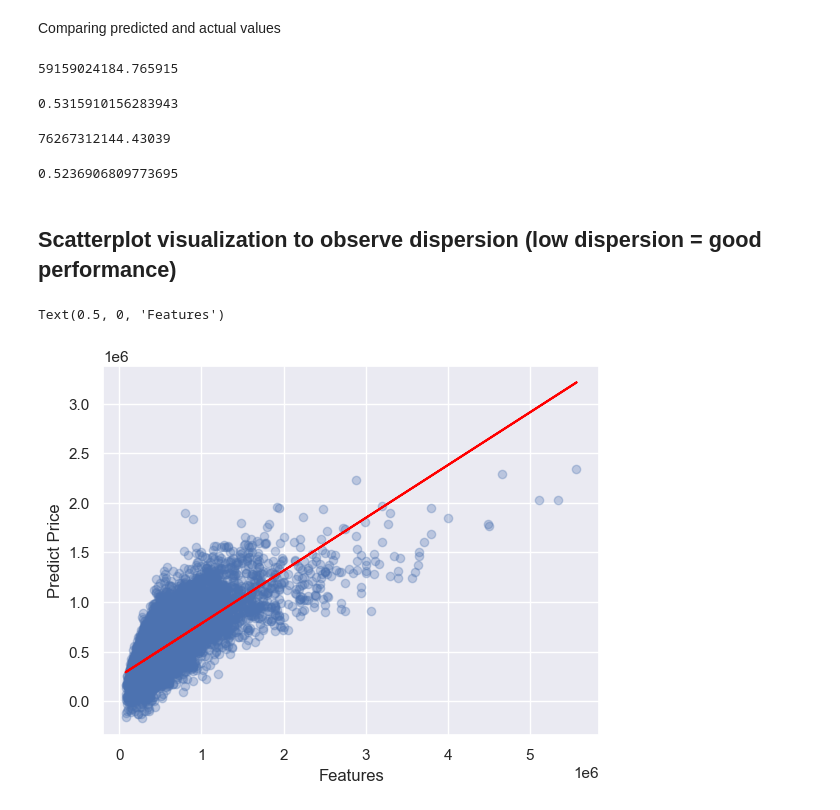
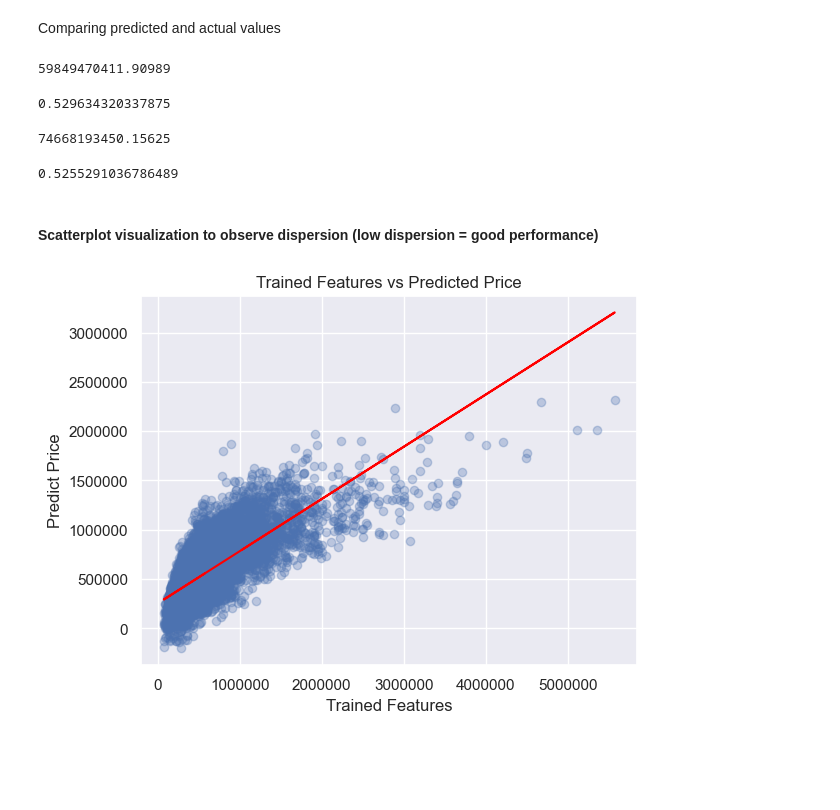
Before and after one commit to renaqd/team5-ADS500B, a Jupyter notebook: FinalProject_LD-ver1.ipynb, the cells around one changed output. Saved outputs shown, nothing was run; the diff lists cells and outputs as text; code cells hidden in the pictures; blank space fills up the shorter version.

```diff
--- a/FinalProject_LD-ver1.ipynb
+++ b/FinalProject_LD-ver1.ipynb
@@ -161,0 +143,6 @@ dtype: int64
+# %%
+# drop columns unneccesary to analysis
+housing_data.drop("id", axis = 1, inplace=True)
+
+# drop outliers influencing analysis
+housing_data.drop(15870, inplace=True)
@@ -161,0 +168,11 @@ dtype: int64
+# %%
+# identify and convert data types
+housing_data['waterfront'] = housing_data['waterfront'].astype('category')
+housing_data['view'] = housing_data['view'].astype('category')
+housing_data['condition'] = housing_data['condition'].astype('category')
+
+# discrete data is converted to integer
+housing_data['bedrooms'] = housing_data['bedrooms'].astype('int64')
+housing_data['bathrooms'] = housing_data['bathrooms'].astype('int64')
+housing_data['floors'] = housing_data['floors'].astype('int64')
+print(housing_data.dtypes)
@@ -319,31 +417,33 @@ lm2_test_r2 = r2_score(y_test, y_lm2_test_pred)
 # %%
 lm2_train_mse
 # %% [output]
-59159024184.765915
+59849470411.90989
 # %%
 lm2_train_r2
 # %% [output]
-0.5315910156283943
+0.529634320337875
 # %%
 lm2_test_mse
 # %% [output]
-76267312144.43039
+74668193450.15625
 # %%
 lm2_test_r2
 # %% [output]
-0.5236906809773695
+0.5255291036786489
 # %% [markdown]
-## Scatterplot visualization to observe dispersion (low dispersion = good performance)
+#### Scatterplot visualization to observe dispersion (low dispersion = good performance)
 # %%
 #visualization
 plt.scatter(x=y_train, y=y_lm2_train_pred, alpha=0.3)
 
 z = np.polyfit(y_train, y_lm2_train_pred, 1)
 p = np.poly1d(z)
 
 plt.plot(y_train, p(y_train), 'red')
 plt.ylabel('Predict Price')
-plt.xlabel('Features')
+plt.xlabel('Trained Features')
+plt.title ('Trained Features vs Predicted Price')
+plt.gca().yaxis.get_major_formatter().set_scientific(False)
+plt.gca().xaxis.get_major_formatter().set_scientific(False)
 # %% [output]
-Text(0.5, 0, 'Features')
-[figure, old version]
+[figure, new version]
```
Also changed, not shown: parts of 44 cells of this notebook.
